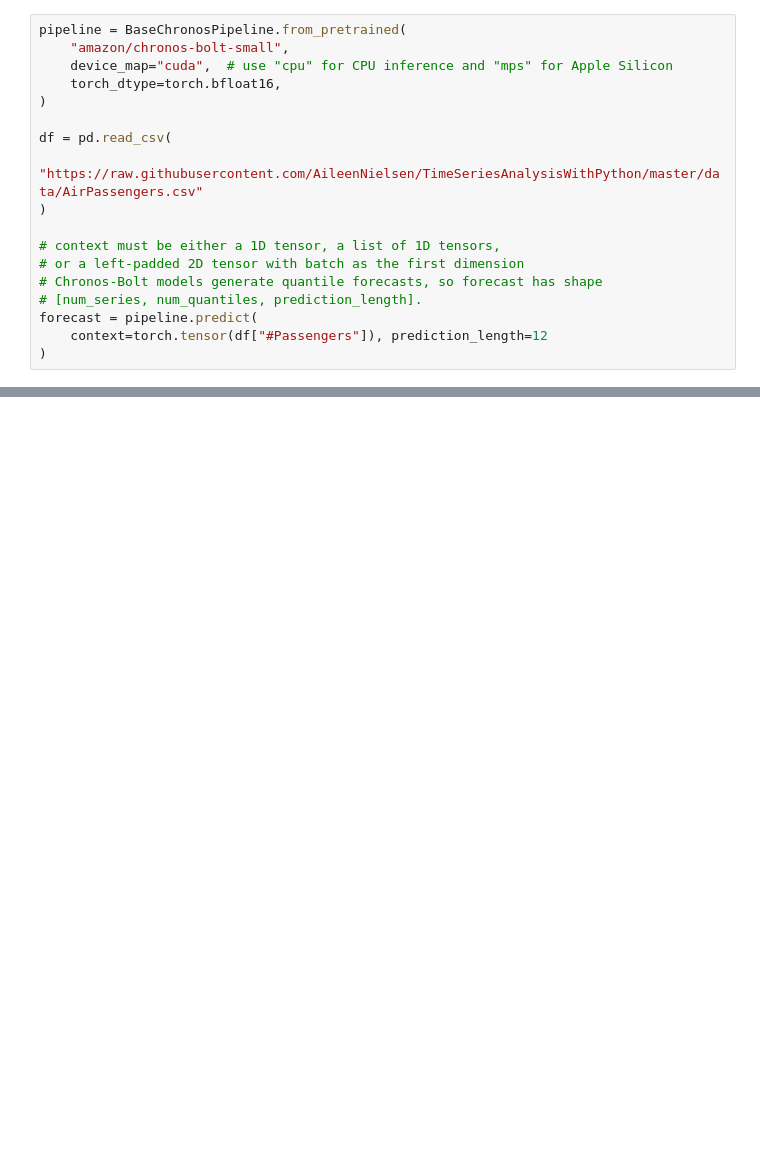
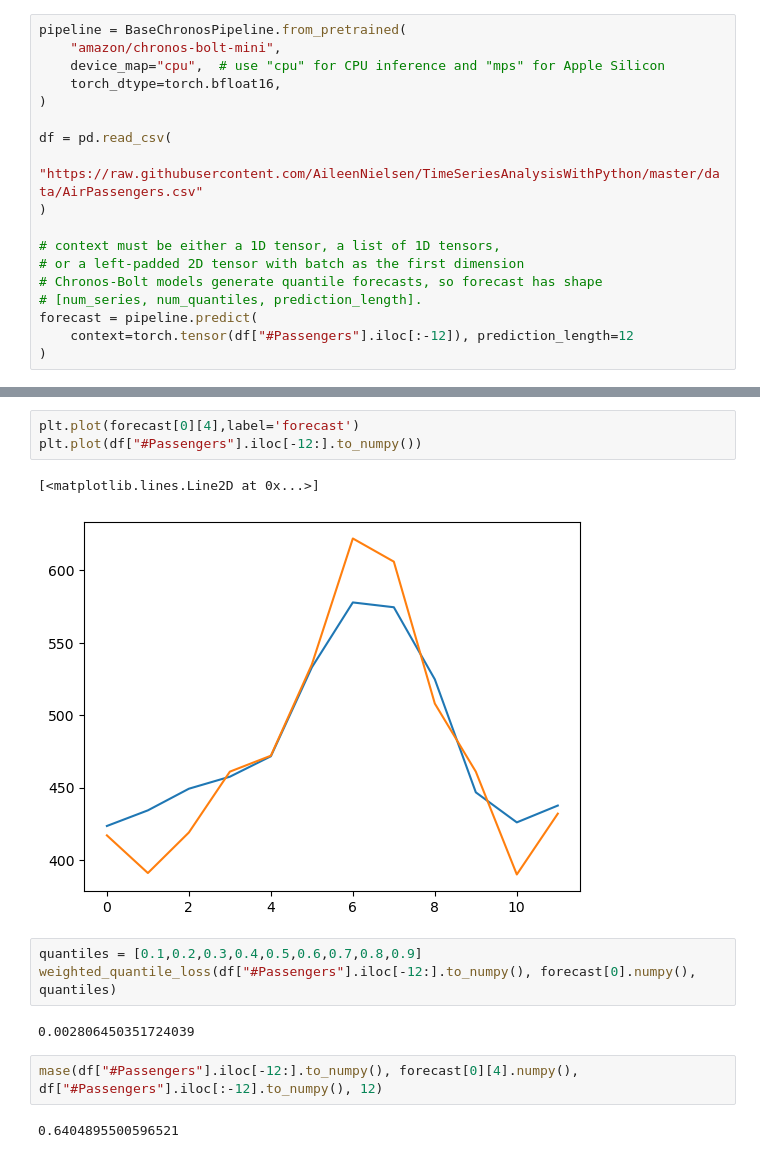
Before and after one commit to aparaselli/Chaotic-Zeroshot-Forecasting, a Jupyter notebook: test.ipynb, the cells around one changed output, grey strips where cells are left out. Saved outputs shown, nothing was run; the diff lists cells and outputs as text; blank space fills up the shorter version.

Commit message:
Created file to test base_bolt_chronos

```diff
--- a/test.ipynb
+++ b/test.ipynb
@@ -24,7 +98,7 @@ Successfully installed chronos-forecasting-1.5.0 transformers-4.47.1
 # %%
 pipeline = BaseChronosPipeline.from_pretrained(
-    "amazon/chronos-bolt-small",
-    device_map="cuda",  # use "cpu" for CPU inference and "mps" for Apple Silicon
+    "amazon/chronos-bolt-mini",
+    device_map="cpu",  # use "cpu" for CPU inference and "mps" for Apple Silicon
     torch_dtype=torch.bfloat16,
 )
 
@@ -37,6 +111,6 @@ df = pd.read_csv(
 # Chronos-Bolt models generate quantile forecasts, so forecast has shape
 # [num_series, num_quantiles, prediction_length].
 forecast = pipeline.predict(
-    context=torch.tensor(df["#Passengers"]), prediction_length=12
+    context=torch.tensor(df["#Passengers"].iloc[:-12]), prediction_length=12
 )
 # %% [output]
@@ -43,0 +134,15 @@ AssertionError: Torch not compiled with CUDA enabled
+# %%
+plt.plot(forecast[0][4],label='forecast')
+plt.plot(df["#Passengers"].iloc[-12:].to_numpy())
+# %% [output]
+[<matplotlib.lines.Line2D at 0x...>]
+[figure, added]
+# %%
+quantiles = [0.1,0.2,0.3,0.4,0.5,0.6,0.7,0.8,0.9]
+weighted_quantile_loss(df["#Passengers"].iloc[-12:].to_numpy(), forecast[0].numpy(), quantiles)
+# %% [output]
+0.002806450351724039
+# %%
+mase(df["#Passengers"].iloc[-12:].to_numpy(), forecast[0][4].numpy(), df["#Passengers"].iloc[:-12].to_numpy(), 12)
+# %% [output]
+0.6404895500596521
```
Also changed, not shown: parts of 7 cells of this notebook, 31 other files.
